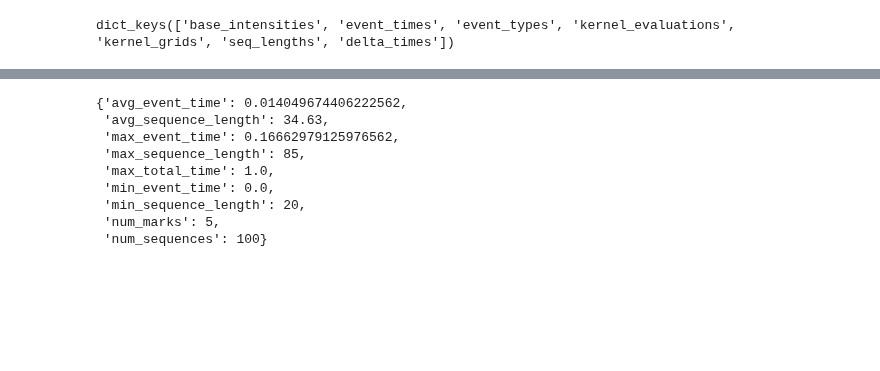
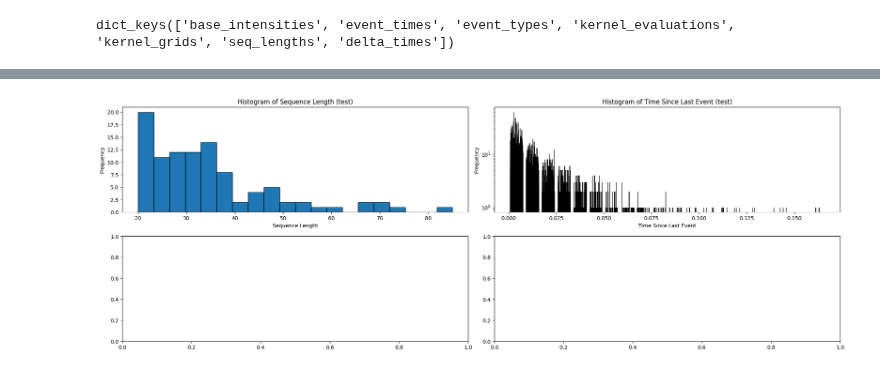
Before and after one commit to FIM4Science/OpenFIM, a Jupyter notebook: notebooks/hawkes/synthetic_datasets_stats.ipynb, the cells around one changed output, grey strips where cells are left out. Drawn from its saved outputs; the diff is of its cells as text; code cells hidden in the pictures; blank space fills up the shorter version.

```diff
--- a/notebooks/hawkes/synthetic_datasets_stats.ipynb
+++ b/notebooks/hawkes/synthetic_datasets_stats.ipynb
@@ -148,0 +172,33 @@ def print_stats(dataset, split='test'):
+# %%
+def plot_stats(dataset, splits=['train', 'validation', 'test']):
+   # Extract the data for each split
+   split_data = {split: dataset[split] for split in splits}
+
+   # Create subplots
+   fig, axes = plt.subplots(len(splits)+1, 2, figsize=(20, 7*len(splits)))
+
+   for i, split in enumerate(splits):
+      data = split_data[split]
+      seq_len = data['seq_len']
+      time_since_last_event = data['time_since_last_event']
+
+
+      # Histogram of the seq_len
+      axes[i, 0].hist(seq_len, bins=20, edgecolor='k')
+      axes[i, 0].set_title(f'Histogram of Sequence Length ({split})')
+      axes[i, 0].set_xlabel('Sequence Length')
+      axes[i, 0].set_ylabel('Frequency')
+
+      # Histogram of the time_since_last_event
+      axes[i, 1].hist(time_since_last_event, bins=20, edgecolor='k')
+      axes[i, 1].set_title(f'Histogram of Time Since Last Event ({split})')
+      axes[i, 1].set_xlabel('Time Since Last Event')
+      axes[i, 1].set_ylabel('Frequency')
+      # axes[i, 0].set_xscale('log')
+
+      # axes[i, 0].set_yscale('log')
+      # axes[i, 1].set_xscale('log')
+      axes[i, 1].set_yscale('log')
+
+   plt.tight_layout()
+   plt.show()
@@ -149,12 +240,4 @@ def print_stats(dataset, split='test'):
 # %%
-print_stats(data[0])
+plot_stats(data[0], splits=['test'])
 # %% [output]
-{'avg_event_time': 0.014049674406222562,
- 'avg_sequence_length': 34.63,
- 'max_event_time': 0.16662979125976562,
- 'max_sequence_length': 85,
- 'max_total_time': 1.0,
- 'min_event_time': 0.0,
- 'min_sequence_length': 20,
- 'num_marks': 5,
- 'num_sequences': 100}
+[figure, added]
```
Also changed, not shown: parts of 5 cells of this notebook, 3 other files.
